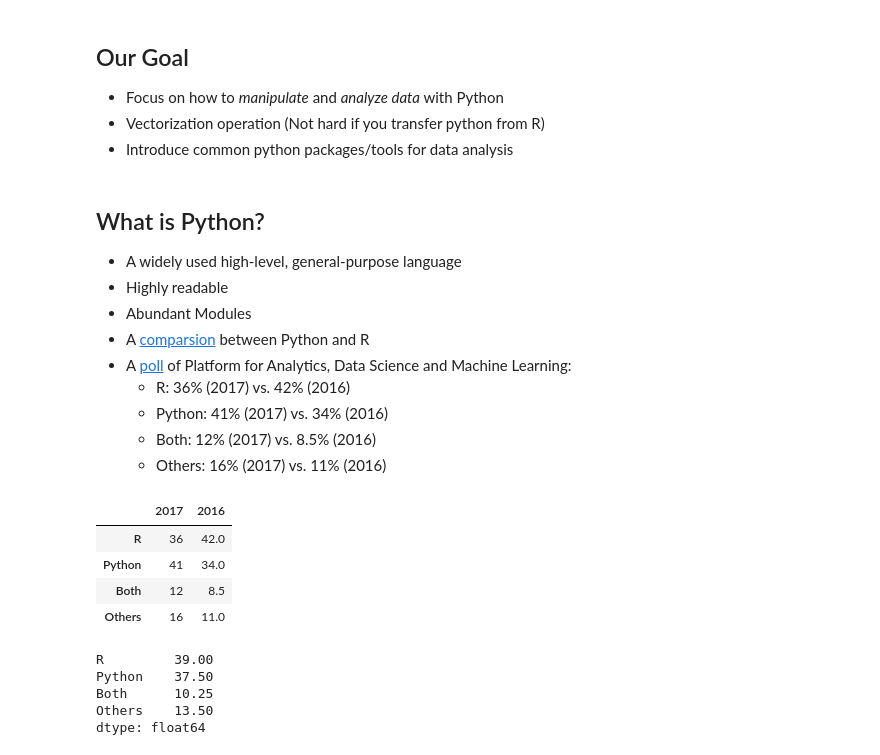
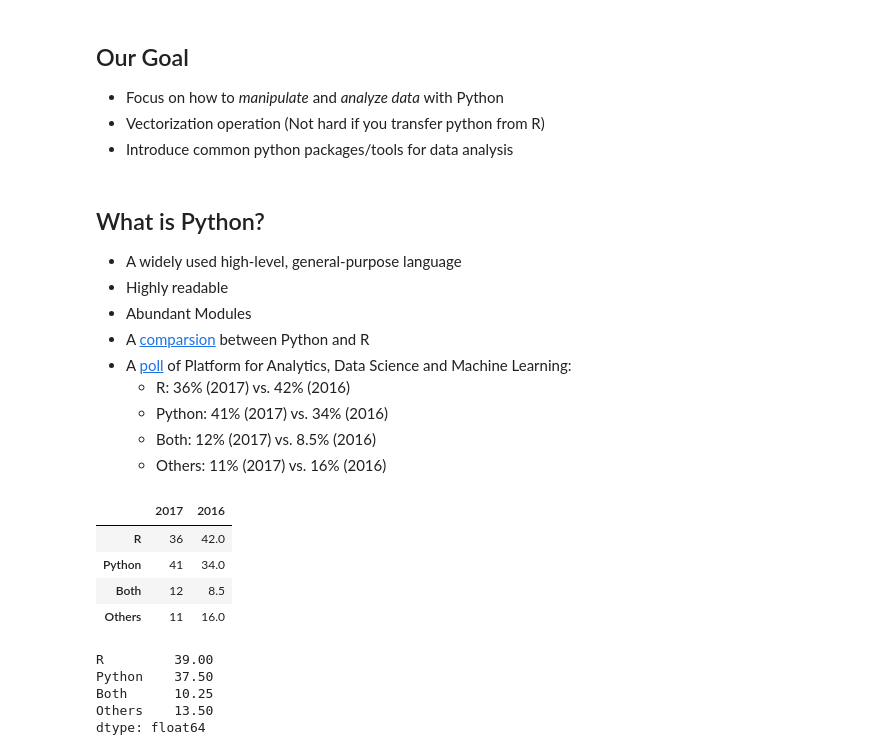
Before and after one commit to founderfan/Data-Open-Lecture, a Jupyter notebook: PyDataLecture1_Basic.ipynb, the cells around one changed output. Saved outputs shown, nothing was run; the diff lists cells and outputs as text; code cells hidden in the pictures.

```diff
--- a/PyDataLecture1_Basic.ipynb
+++ b/PyDataLecture1_Basic.ipynb
@@ -42,19 +42,19 @@ jupyter-nbconvert --to slides ./PythonDataLecture.ipynb --reveal-prefix=reveal.j
     - R: 36% (2017) vs. 42% (2016)
     - Python: 41% (2017) vs. 34% (2016)
     - Both: 12% (2017) vs. 8.5% (2016)
-    - Others: 16% (2017) vs. 11% (2016)
+    - Others: 11% (2017) vs. 16% (2016)
 # %%
 import pandas as pd
-da = pd.DataFrame([[36, 42], [41, 34], [12, 8.5], [16, 11]],
+da = pd.DataFrame([[36, 42], [41, 34], [12, 8.5], [11, 16]],
                   index = ["R", "Python", "Both", "Others"],
                   columns = ["2017", "2016"])
 da
 # %% [output]
 |  | 2017 | 2016 |
 | R | 36 | 42.0 |
 | Python | 41 | 34.0 |
 | Both | 12 | 8.5 |
-| Others | 16 | 11.0 |
+| Others | 11 | 16.0 |
 # %%
 da.mean(axis = 1)
 # %% [output]
```
Also changed, not shown: parts of 6 cells of this notebook.
